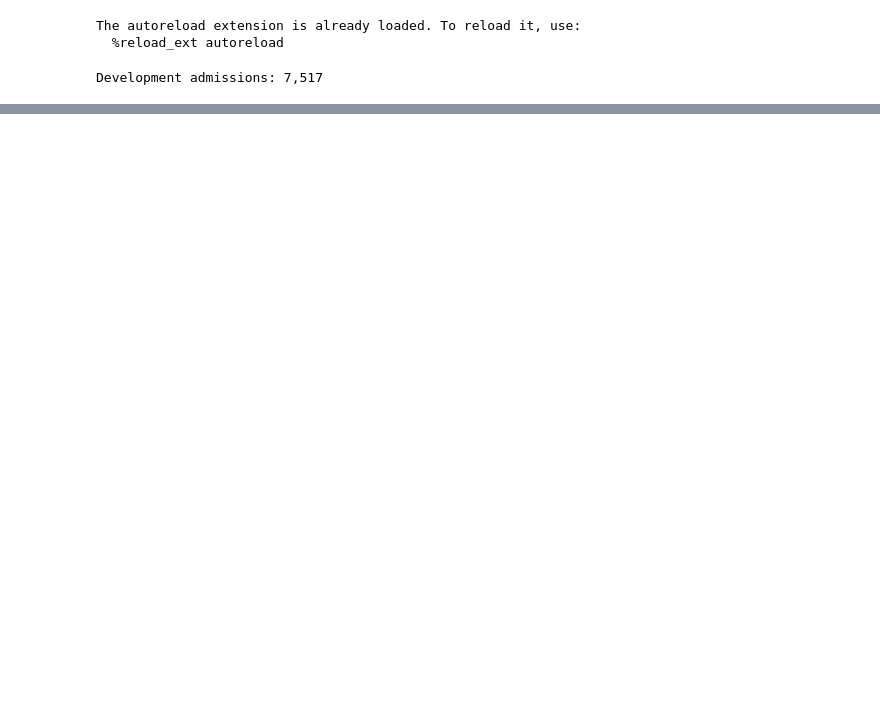
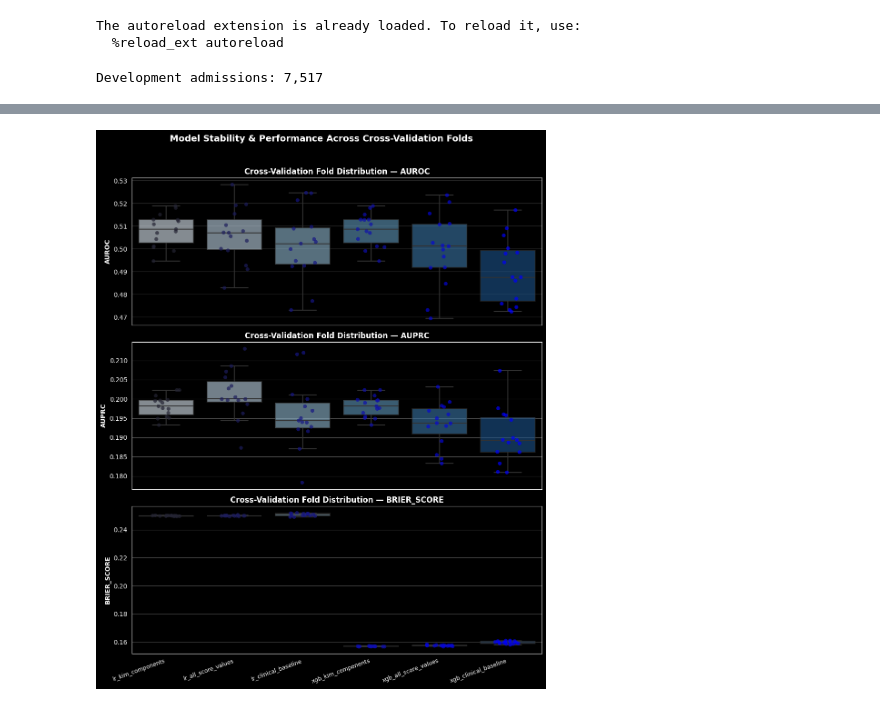
Before and after one commit to bahp/icare-risk, a Jupyter notebook: src/icare_risk/notebooks/06_cross_validation.ipynb, the cells around one changed output, grey strips where cells are left out. Cells and saved outputs as stored; diff of their text form; code cells hidden in the pictures; blank space fills up the shorter version.

```diff
--- a/src/icare_risk/notebooks/06_cross_validation.ipynb
+++ b/src/icare_risk/notebooks/06_cross_validation.ipynb
@@ -76,0 +102,82 @@ print(f'Saved cross-validation results to {output_directory}')
+# %%
+from pathlib import Path
+import pandas as pd
+import matplotlib.pyplot as plt
+import seaborn as sns
+import yaml
+
+# 1. Load configuration to locate the metrics directory
+CONFIG_PATH = Path('../src/icare_risk/config/icare/analysis.yaml')
+with CONFIG_PATH.open() as f:
+    config = yaml.safe_load(f)
+
+metrics_directory = Path(config.get('outputs', {}).get('metrics_directory', 'results/metrics'))
+folds_path = metrics_directory / 'cross_validation_folds.csv'
+
+# 2. Load the saved fold-level cross-validation results from disk
+if not folds_path.exists():
+    raise FileNotFoundError(f"Could not find saved fold results at {folds_path}. Please run the cross-validation cell first!")
+
+fold_results = pd.read_csv(folds_path)
+print(f"Successfully loaded fold results from: {folds_path}")
+print(f"Total fold records loaded: {len(fold_results):,}")
+
+# 3. Prepare data for multi-panel distribution plotting
+key_metrics = ['auroc', 'auprc', 'brier_score']
+available_metrics = [m for m in key_metrics if m in fold_results.columns]
+
+# Reshape data using melt to make it tidy for seaborn faceted plotting
+plot_df = fold_results.melt(
+    id_vars=['model', 'n_features', 'repeat', 'fold'],
+    value_vars=available_metrics,
+    var_name='metric',
+    value_name='score'
+)
+
+# 4. Build the advanced publication-grade faceted Box & Strip plot
+fig, axes = plt.subplots(len(available_metrics), 1, figsize=(10, 4 * len(available_metrics)), sharex=True)
+if len(available_metrics) == 1:
+    axes = [axes]
+
+for idx, metric in enumerate(available_metrics):
+    ax = axes[idx]
+    subset = plot_df[plot_df['metric'] == metric]
+
+    # Draw background box plot to show IQR and median (fixed by adding hue and legend=False)
+    sns.boxplot(
+        data=subset,
+        x='model',
+        y='score',
+        hue='model',        # <-- Fix: assign hue
+        ax=ax,
+        palette='Blues',
+        boxprops=dict(alpha=0.6),
+        fliersize=0,
+        linewidth=1.5,
+        legend=False        # <-- Fix: disable legend
+    )
+
+    # Overlay jittered strip plot to show individual fold outcomes (fixed by adding hue and legend=False)
+    sns.stripplot(
+        data=subset,
+        x='model',
+        y='score',
+        hue='model',        # <-- Fix: assign hue
+        ax=ax,
+        palette='dark:blue',# <-- Use palette or color (dark:blue works cleanly with hue in newer seaborn)
+        alpha=0.7,
+        jitter=0.2,
+        size=6,
+        legend=False        # <-- Fix: disable legend
+    )
+
+    ax.set_title(f'Cross-Validation Fold Distribution — {metric.upper()}', fontsize=12, fontweight='bold')
+    ax.set_ylabel(metric.upper(), fontsize=10, fontweight='semibold')
+    ax.set_xlabel('')
+    ax.grid(True, axis='y', alpha=0.3)
+    plt.setp(ax.get_xticklabels(), rotation=20, ha='right', fontsize=9)
+
+plt.suptitle('Model Stability & Performance Across Cross-Validation Folds', y=1.02, fontsize=14, fontweight='bold')
+plt.tight_layout()
+plt.show()
+# %% [output]
@@ -76,0 +186 @@ print(f'Saved cross-validation results to {output_directory}')
+[figure, added]
```
Also changed, not shown: parts of 7 cells of this notebook, 9 other files.
